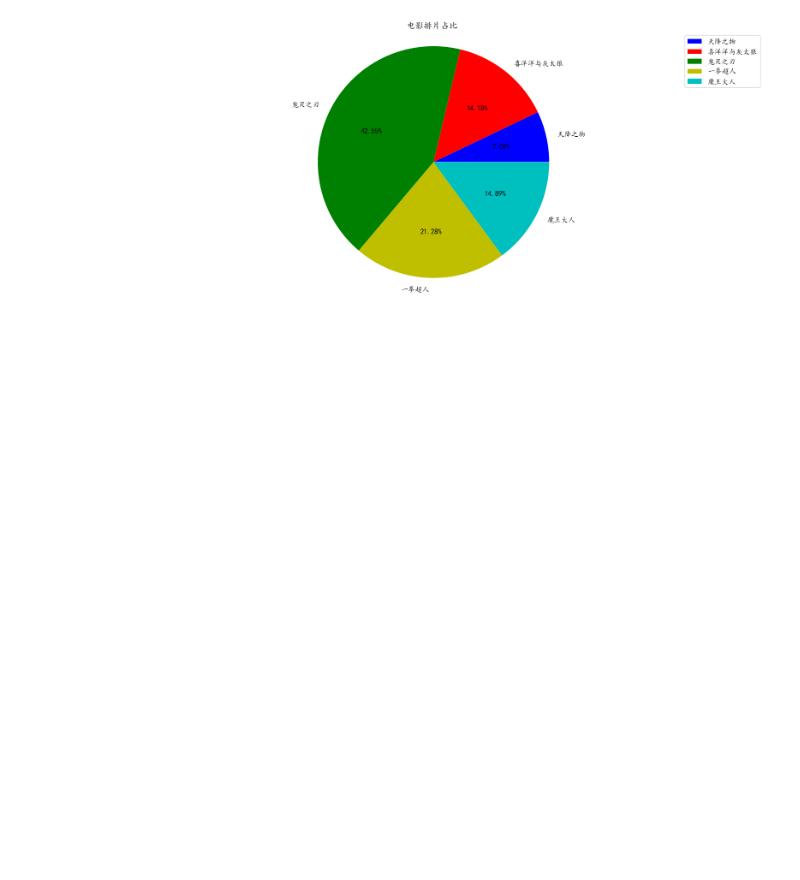
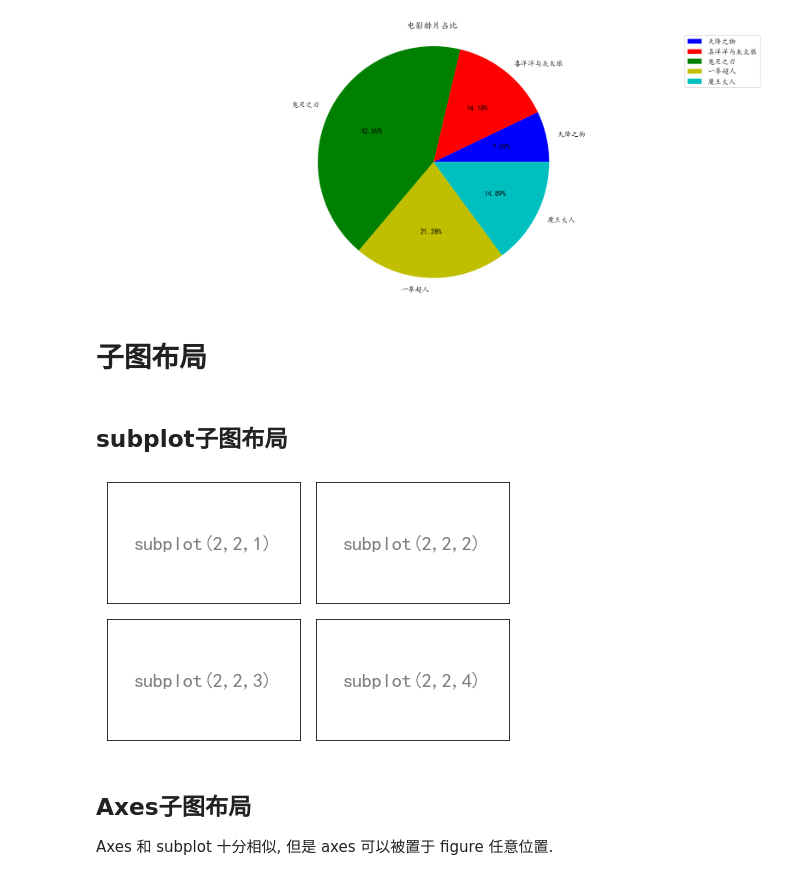
Before and after one commit to jiaGuYuan/JupyterWKS, a Jupyter notebook: Study_Note/绘图/matplotlibStudy.ipynb, the cells around one changed output. Drawn from its saved outputs; the diff is of its cells as text; code cells hidden in the pictures; blank space fills up the shorter version.

```diff
--- a/Study_Note/绘图/matplotlibStudy.ipynb
+++ b/Study_Note/绘图/matplotlibStudy.ipynb
@@ -389,3 +391,49 @@ plt.axis('equal')
 plt.show()
 # %% [output]
 [figure]
+# %% [markdown]
+# 子图布局
+# %% [markdown]
+## subplot子图布局
+# %%
+import matplotlib.pyplot as plt
+
+# 画布
+plt.figure(figsize=(6, 4))
+
+# 子图
+plt.subplot(2, 2, 1)
+plt.xticks(())
+plt.yticks(())
+plt.text(0.5, 0.5, 'subplot(2,2,1)', ha='center', va='center',
+        size=20, alpha=.5)
+
+# 子图
+plt.subplot(2, 2, 2)
+plt.xticks(())
+plt.yticks(())
+plt.text(0.5, 0.5, 'subplot(2,2,2)', ha='center', va='center',
+        size=20, alpha=.5)
+
+# 子图
+plt.subplot(2, 2, 3)
+plt.xticks(())
+plt.yticks(())
+plt.text(0.5, 0.5, 'subplot(2,2,3)', ha='center', va='center',
+        size=20, alpha=.5)
+
+# 子图
+plt.subplot(2, 2, 4)
+plt.xticks(())
+plt.yticks(())
+plt.text(0.5, 0.5, 'subplot(2,2,4)', ha='center', va='center',
+        size=20, alpha=.5)
+
+# 布局
+plt.tight_layout()
+plt.show()
+# %% [output]
+[figure, added]
+# %% [markdown]
+## Axes子图布局
+Axes 和 subplot 十分相似, 但是 axes 可以被置于 figure 任意位置.
```
Also changed, not shown: parts of 29 cells of this notebook, 1 other file.
